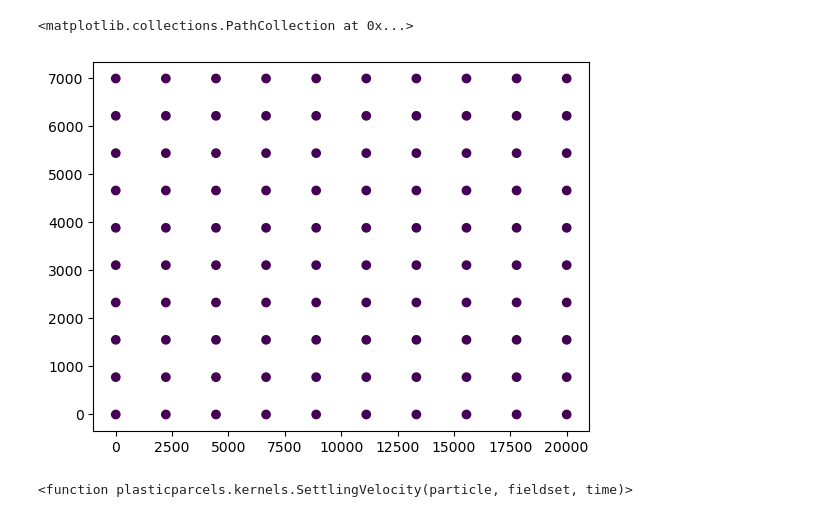
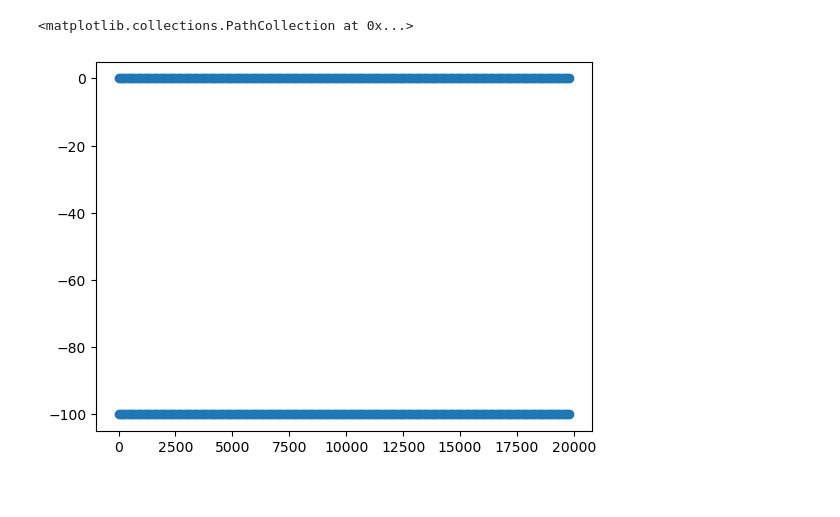
Before and after one commit to fanqi203/plasticparcels, a Jupyter notebook: docs/examples/create_idealised_data.ipynb, the cells around one changed output. Cells and saved outputs as stored; diff of their text form; code cells hidden in the pictures.

```diff
--- a/docs/examples/create_idealised_data.ipynb
+++ b/docs/examples/create_idealised_data.ipynb
@@ -329,5 +315,0 @@ pset = pp.constructors.create_particleset(fieldset, settings, release_locations)
-# %%
-plt.scatter(pset.lon, pset.lat, c=pset.depth)
-# %% [output]
-<matplotlib.collections.PathCollection at 0x...>
-[figure, removed]
@@ -338,4 +316,12 @@ kernels.append(ZonalBC)
-# %%
-kernels.pop(2)
-# %% [output]
-<function plasticparcels.kernels.SettlingVelocity(particle, fieldset, time)>
+# %%
+X, Y = np.meshgrid(np.arange(0, 19900, 100), np.arange(-100, 100, 100))
+#X, Y = np.meshgrid(np.arange(9900, 10100, 100), np.arange(-3000, 3000, 100))
+#X, Y = 3000+ 3000.*np.sin(np.linspace(0, 2 * np.pi, 100)), 2000.*np.cos(np.linspace(0, 2 * np.pi, 100))
+release_locations = {'lons': X, 'lats': Y}
+
+pset = pp.constructors.create_particleset(fieldset, settings, release_locations)
+# %%
+plt.scatter(X,Y)
+# %% [output]
+<matplotlib.collections.PathCollection at 0x...>
+[figure, added]
```
Also changed, not shown: parts of 14 cells of this notebook.
